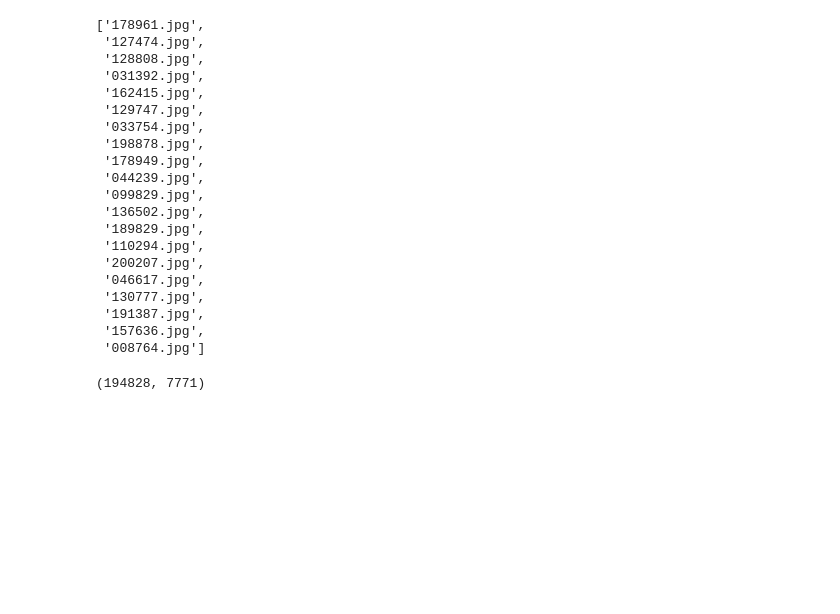
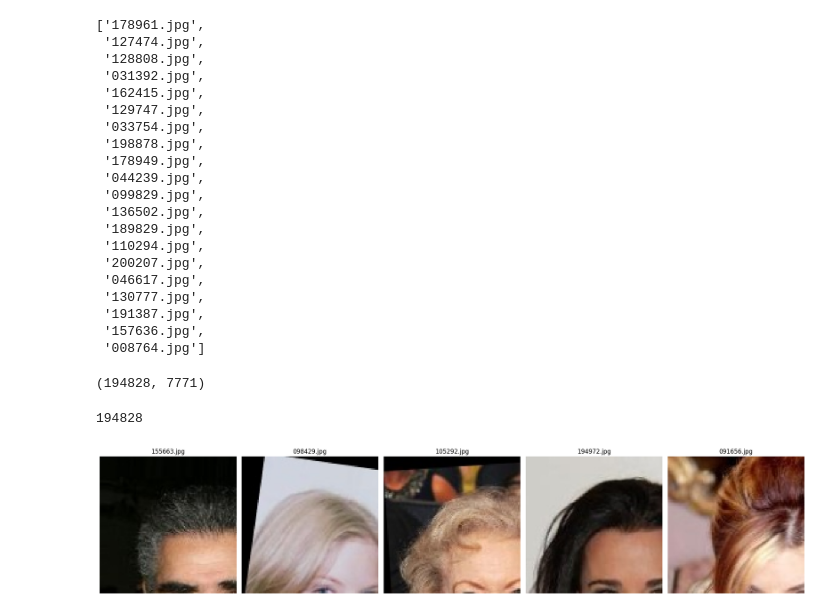
Before and after one commit to aliknot/emotion-detection, a Jupyter notebook: emotion-detection.ipynb, the cells around one changed output. Drawn from its saved outputs; the diff is of its cells as text; code cells hidden in the pictures; blank space fills up the shorter version.

Commit message:
Kaggle Notebook | celebrities face recognition and emotion detection | Added facial alignment for all the images

```diff
--- a/emotion-detection.ipynb
+++ b/emotion-detection.ipynb
@@ -21,6 +25,7 @@ eval_base_url = os.path.join(base_url, 'Eval')
 output_base_url = '/kaggle/working'
 images_output_dir = os.path.join(output_base_url, 'images')
 blurry_images_output_dir = os.path.join(output_base_url, 'blurry_images')
+aligned_images_dir = os.path.join(output_base_url, 'aligned_images')
 # %%
 # List of all image files
 image_files = os.listdir(images_base_url)
@@ -223,0 +293,22 @@ len(remaining_images), len(copied_blurry_images)
+# %%
+len(aligned_images)
+# %% [output]
+194828
+# %%
+def display_images(images, num_images=5):
+    image_files = images[:num_images]
+    plt.figure(figsize=(20, 20))
+    for i, image_file in enumerate(image_files):
+        img = cv2.imread(os.path.join(aligned_images_dir, image_file))
+        img_rgb = cv2.cvtColor(img, cv2.COLOR_BGR2RGB)
+        plt.subplot(1, num_images, i + 1)
+        plt.imshow(img_rgb)
+        plt.axis('off')
+        plt.title(image_file)
+    plt.tight_layout()
+    plt.show()
+
+# Display a few aligned images
+display_images(aligned_images)
+# %% [output]
+[figure, added]
```
Also changed, not shown: parts of 5 cells of this notebook.
